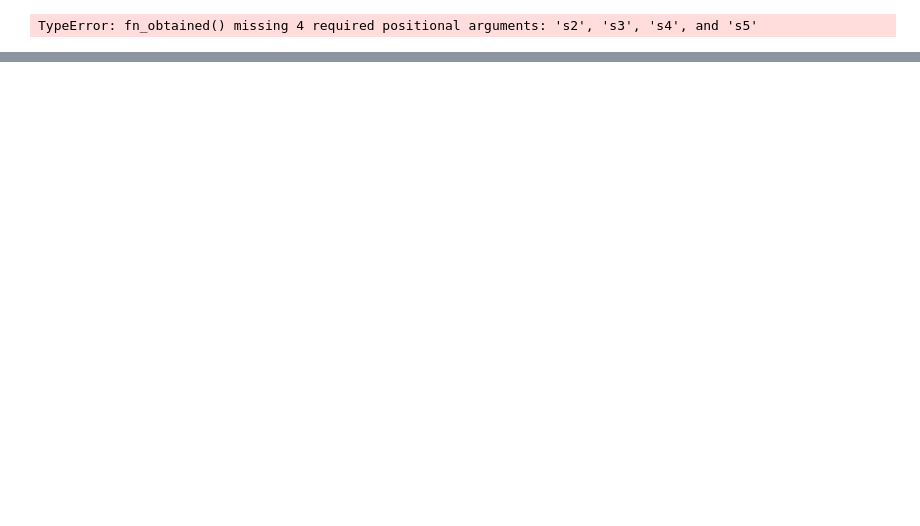
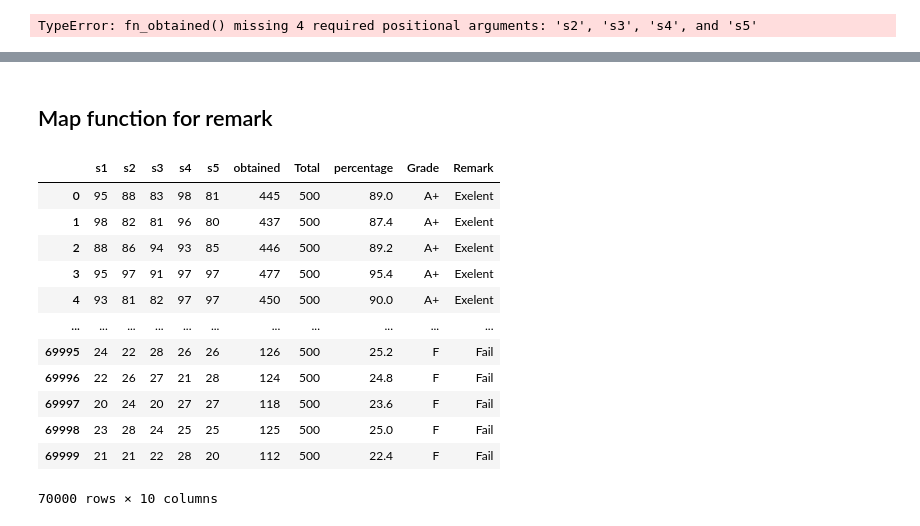
Before and after one commit to Usama1190/modern-python, a Jupyter notebook: py18/class18.ipynb, the cells around one changed output, grey strips where cells are left out. Saved outputs shown, nothing was run; the diff lists cells and outputs as text; code cells hidden in the pictures; blank space fills up the shorter version.

```diff
--- a/py18/class18.ipynb
+++ b/py18/class18.ipynb
@@ -459,0 +474,27 @@ df1
+# %%
+def fn_obtained(s1: int, s2: int, s3: int, s4: int, s5: int) -> tuple:
+    total: int = 500
+    obtained: int = s1 + s2 + s3 + s4 + s5
+    per: int = obtained / total * 100
+    grade: str = ""
+
+    if per >= 80:
+        grade = "A+"
+    elif per >= 70:
+        grade = "A"
+    elif per >= 60:
+        grade = "B"
+    elif per >= 50:
+        grade = "C"
+    elif per >= 40:
+        grade = "D"
+    elif per >= 33:
+        grade = "E"
+    else:
+        grade = "F"
+
+    return total, obtained, per, grade
+
+df1[['Total', 'obtained', 'percentage', 'Grade']] = df1[['s1', 's2', 's3', 's4', 's5']].apply(lambda x: fn_obtained(*x), axis=1, result_type='expand')
+
+df1
@@ -459,0 +515,32 @@ df1
+# %% [markdown]
+## Map function for remark
+# %%
+from typing import Dict
+
+remark: Dict[str, str] = {
+    "A+": "Exelent",
+    "A": "Very Good",
+    "B": "Good",
+    "C": "Fair",
+    "D": "Poor",
+    "E": "Very Poor",
+    "F": "Fail"
+}
+
+df1["Remark"] = df1.Grade.map(remark)
+
+df1
+# %% [output]
+|  | s1 | s2 | s3 | s4 | s5 | obtained | Total | percentage | Grade | Remark |
+| 0 | 95 | 88 | 83 | 98 | 81 | 445 | 500 | 89.0 | A+ | Exelent |
+| 1 | 98 | 82 | 81 | 96 | 80 | 437 | 500 | 87.4 | A+ | Exelent |
+| 2 | 88 | 86 | 94 | 93 | 85 | 446 | 500 | 89.2 | A+ | Exelent |
+| 3 | 95 | 97 | 91 | 97 | 97 | 477 | 500 | 95.4 | A+ | Exelent |
+| 4 | 93 | 81 | 82 | 97 | 97 | 450 | 500 | 90.0 | A+ | Exelent |
+| ... | ... | ... | ... | ... | ... | ... | ... | ... | ... | ... |
+| 69995 | 24 | 22 | 28 | 26 | 26 | 126 | 500 | 25.2 | F | Fail |
+| 69996 | 22 | 26 | 27 | 21 | 28 | 124 | 500 | 24.8 | F | Fail |
+| 69997 | 20 | 24 | 20 | 27 | 27 | 118 | 500 | 23.6 | F | Fail |
+| 69998 | 23 | 28 | 24 | 25 | 25 | 125 | 500 | 25.0 | F | Fail |
+| 69999 | 21 | 21 | 22 | 28 | 20 | 112 | 500 | 22.4 | F | Fail |
+70000 rows × 10 columns
```
Also changed, not shown: parts of 24 cells of this notebook, 1 other file.
